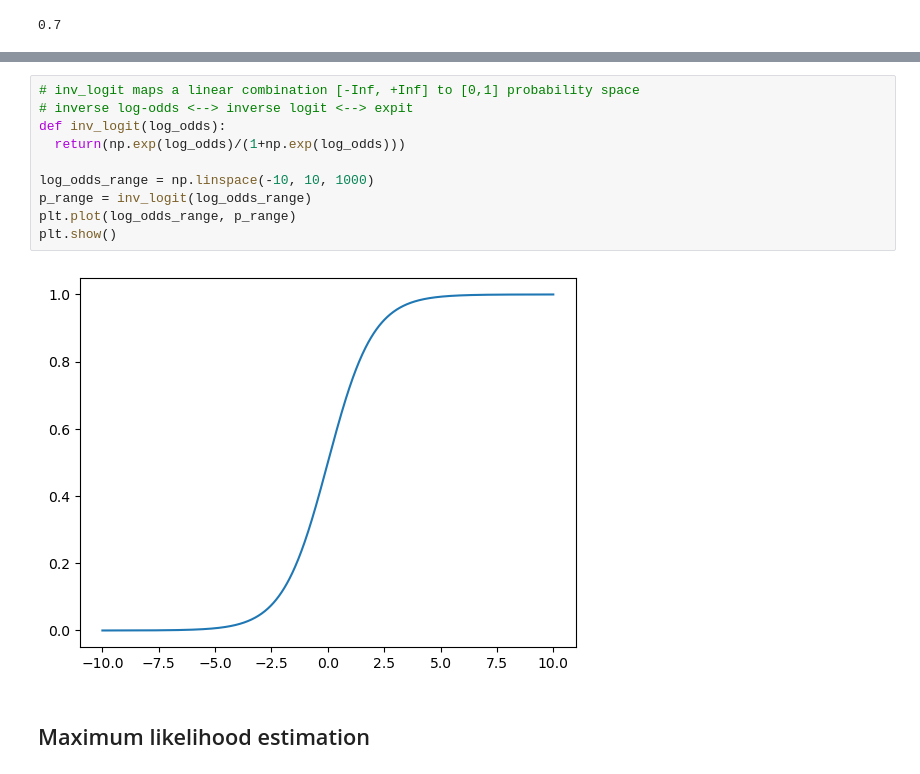
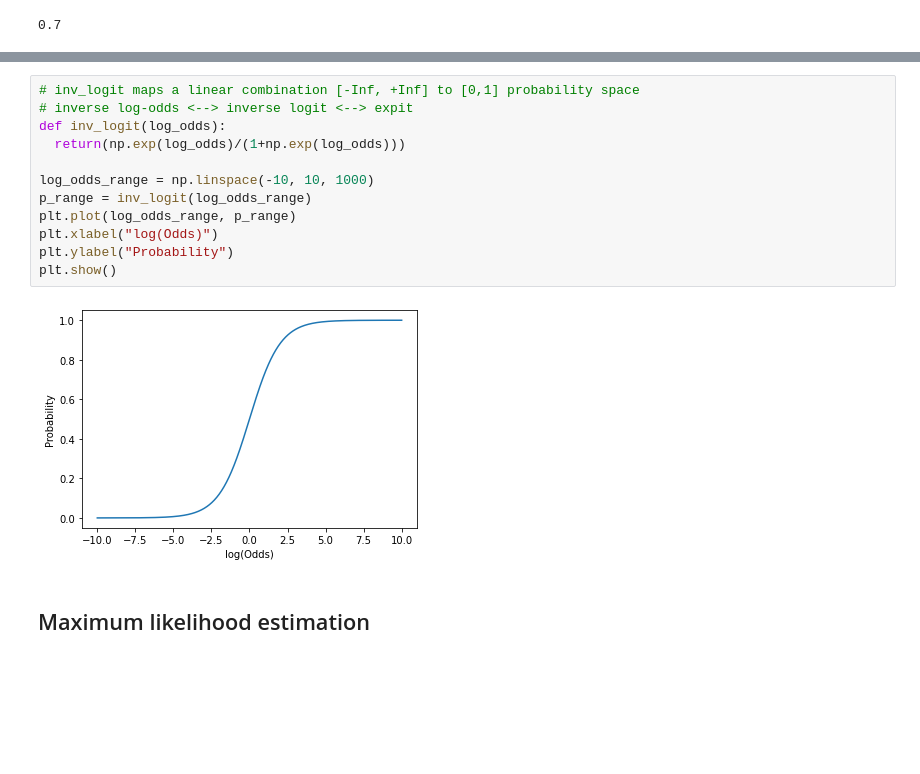
Before and after one commit to stanford-mse-125/demos, a Jupyter notebook: logistic_regression.ipynb, the cells around one changed output, grey strips where cells are left out. Cells and saved outputs as stored; diff of their text form; blank space fills up the shorter version.

```diff
--- a/logistic_regression.ipynb
+++ b/logistic_regression.ipynb
@@ -203,15 +215,17 @@ plt.show()
 # %%
 # inv_logit maps a linear combination [-Inf, +Inf] to [0,1] probability space
 # inverse log-odds <--> inverse logit <--> expit
 def inv_logit(log_odds):
   return(np.exp(log_odds)/(1+np.exp(log_odds)))
 
 log_odds_range = np.linspace(-10, 10, 1000)
 p_range = inv_logit(log_odds_range)
 plt.plot(log_odds_range, p_range)
+plt.xlabel("log(Odds)")
+plt.ylabel("Probability")
 plt.show()
 # %% [output]
-[figure, old version]
+[figure, new version]
 # %% [markdown]
 ## Maximum likelihood estimation
 # %%
```
Also changed, not shown: parts of 10 cells of this notebook.
